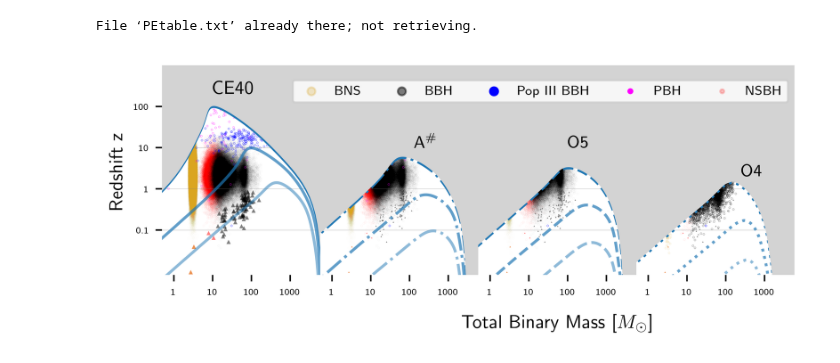
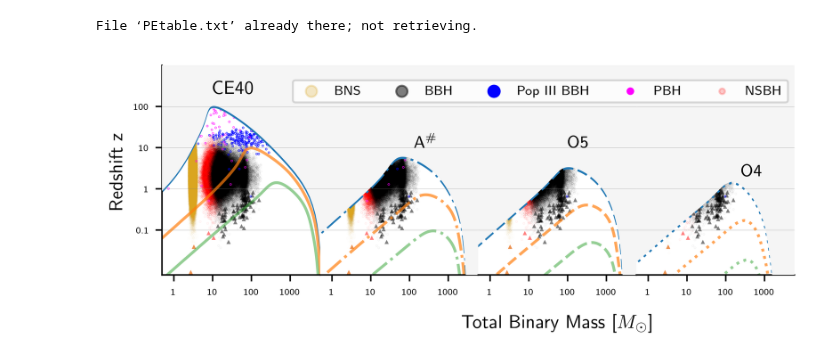
Before and after one commit to sugwg/ce-plots, a Jupyter notebook: horizon2.ipynb, the cells around one changed output. Drawn from its saved outputs; the diff is of its cells as text; code cells hidden in the pictures.

Commit message:
update plot

```diff
--- a/horizon2.ipynb
+++ b/horizon2.ipynb
@@ -209,6 +195,7 @@ from labellines import labelLine, labelLines, labelLine
 from scipy.interpolate import interp1d
 import matplotlib.patheffects as path_effects
 from matplotlib import rcParams
+import copy
 
 
 style = 'white'
@@ -219,7 +206,7 @@ pbh_color = 'magenta'
 if style == 'white':
     plt.style.use('default')
     bgcolor = 'white'
-    hcolor = 'lightgrey'
+    hcolor = 'whitesmoke'
     nsbh_color = '#FF0000'
     nsbh_text_color = nsbh_color
     bhcolor = 'black'
@@ -268,8 +255,10 @@ for ax in axs:
     ax.set_yscale('log')
     ax.spines['top'].set_visible(False)
     ax.spines['right'].set_visible(False)
-    ax.spines['bottom'].set_visible(False)
-    ax.spines['left'].set_visible(False)
+    #ax.spines['bottom'].set_visible(False)
+
+    if ax is not axs[0]:
+        ax.spines['left'].set_visible(False)
 
     plt.sca(ax)
     plt.xticks([1, 10, 100, 1000], [1, 10, 100, 1000])
@@ -288,7 +277,7 @@ for ax in ax2:
     #plt.grid(zorder=999999, axis='y', linewidth=0.1, color='grey')
 
     for z in [.1, 1, 10, 100]:
-        ax.axhline(z, linewidth=0.1, color='grey')
+        ax.axhline(z, linewidth=0.1, color='grey', zorder=999999999)
 
     pass
 
@@ -312,7 +301,7 @@ for snr, alpha, spos, lw, lt, ltp in zip(snrs, [1, 0.7, 0.5, 0.3],
     i1 = interp1d(src_mass, z, fill_value='extrapolate')
 
     p100 = axs[0].plot(src_mass, i1(src_mass), alpha=alpha,
-                       linestyle='-', color=p1[-1].get_color(),)
+                       linestyle='-')
 
     if snr == snrs[0]:
         axs[0].fill_between(src_mass, i1(src_mass) * 1.10, 1000,
@@ -322,7 +311,7 @@ for snr, alpha, spos, lw, lt, ltp in zip(snrs, [1, 0.7, 0.5, 0.3],
     z = redshift(numpy.array(signal_amp["A+"]) / snr)
     src_mass = det_masses * 2.0 / (1 + z)
     p6 = axs[2].plot(src_mass, z,
-            color=p1[-1].get_color(), linestyle='dashed', alpha=alpha)
+            color=p100[-1].get_color(), linestyle='dashed', alpha=alpha)
     if snr == snrs[0]:
         axs[2].fill_between(src_mass, z*1.10, 1000, color=hcolor, zorder=10)
 
@@ -330,7 +319,7 @@ for snr, alpha, spos, lw, lt, ltp in zip(snrs, [1, 0.7, 0.5, 0.3],
     z = redshift(numpy.array(signal_amp["A#"]) / snr)
     src_mass = det_masses * 2.0 / (1 + z)
     p7 = axs[1].plot(src_mass, z,
-            color=p1[-1].get_color(), linestyle='dashdot', alpha=alpha)
+            color=p100[-1].get_color(), linestyle='dashdot', alpha=alpha)
     if snr == snrs[0]:
         axs[1].fill_between(src_mass, z*1.10, 1000, color=hcolor, zorder=999)
 
@@ -339,7 +328,7 @@ for snr, alpha, spos, lw, lt, ltp in zip(snrs, [1, 0.7, 0.5, 0.3],
     src_mass = det_masses * 2.0 / (1 + z)
 
     p8 = axs[3].plot(src_mass, z,
-            color=p1[-1].get_color(), linestyle='dotted', alpha=alpha)
+            color=p100[-1].get_color(), linestyle='dotted', alpha=alpha)
     if snr == snrs[0]:
         axs[3].fill_between(src_mass, z*1.10, 1000, color=hcolor, zorder=999)
 
@@ -347,32 +336,16 @@ for snr, alpha, spos, lw, lt, ltp in zip(snrs, [1, 0.7, 0.5, 0.3],
     #           color='black', fontsize=13)
 
     if snr == snrs[0]:
-        labelLine(p1[0], 12, label='CE40', align=False, fontsize=12, zorder=1000, color=bhcolor)
-
-        #labelLine(p100[0], 12, label='CE40', align=False, fontsize=10, zorder=1000)
-        #labelLine(p6[0], 90, label='A$+$', align=False, fontsize=9, zorder=10000)
-        #labelLine(p7[0], 100, label='A$^{\#}$', align=False, fontsize=9, zorder=1000)
-        #labelLine(p8[0], 150, label='O3', align=False, fontsize=9, zorder=1000)
 
         axs[0].text(10, 200, 'CE40', fontsize=10, zorder=1000, color=bhcolor)
         axs[1].text(130, 10, 'A$^\#$', fontsize=9, zorder=10000, color=bhcolor)
         axs[2].text(100, 10, 'O5', fontsize=9, zorder=1000, color=bhcolor)
         axs[3].text(250, 2, 'O4', fontsize=9, zorder=1000, color=bhcolor)
 
-
-    labelLine(p1[0], spos, label=f"SNR={snr}",
-              fontsize=8, zorder=1000, alpha=1.0)
-
 # add interesting single events#################################
 from pycbc.catalog import Merger
-
-
-for i, ax in enumerate(axs):
+for ax in axs:
     fac = 1
-    if i >= 1:
-        fac =  (.33) ** 2
-
-
 
     m = Merger("GW150914")
     x, y = m.mass1 + m.mass2, m.redshift
@@ -395,63 +368,38 @@ for i, ax in enumerate(axs):
 
     i = cat_mtotal.argmin()
     x, y = cat_mtotal[i], cat_redshift[i]
-    #ax.plot(x, y, '*', color=bns_color, markersize=5 * fac, zorder=10)
-    #axs[0].text(x*1.2, y/1.05, 'GW170817', fontsize=8, color=bns_color, zorder=9)
 
     i = cat_mtotal.argmax()
     x, y = cat_mtotal[i], cat_redshift[i]
-    #ax.plot(x, y, '*', color=bhcolor, markersize=5 * fac, zorder=10)
-    #axs[0].text(x*1.2, y/1.05, 'GW190521', fontsize=8, color=bhcolor, zorder=9)
 
 ##################################################
 # Add populations of events
-for i, ax in enumerate(axs):
-    fac = 1
-    if i >= 0:
-        fac =  (.33) ** 2
+for ax in axs:
+    fac = 0.5
+
     ax.scatter(bns['srcmass1'] + bns['srcmass2'], bns['redshift'],
                s=0.001 * fac, rasterized=True, alpha=0.25, color=bns_color, label='BNS')
     ax.scatter(bbh['srcmass1'] + bbh['srcmass2'], bbh['redshift'],
                s=0.001 * fac, rasterized=True, alpha=0.5, color=bhcolor, label='BBH')
     ax.scatter(popthree['mass'], popthree['redshift'], color=pt_color, s=0.1 * fac, alpha=1.0, label='Pop III BBH')
 
 
     ax.scatter(pbh['mass'], pbh['redshift'],
                color=pbh_color, s=0.35 * fac, alpha=pbh['alpha'], marker='.', rasterized=True, label='PBH')
     ax.scatter(nsbh['mass'], nsbh['redshift'],
                color=nsbh_color, s=0.05 * fac,
                alpha=0.2, marker='.', zorder=-1, rasterized=True, label='NSBH')
 
-#axs[0].text(1.8, .35, 'Neutron Stars', rotation=90, fontsize=9, color=bns_color)
-#axs[0].text(4.3, .8, 'NSBH', rotation=90, fontsize=9, color=nsbh_text_color)
-#axs[0].text(100.0, 1.0, 'Black Holes', rotation=90, fontsize=9, color=bhcolor)
-#axs[0].text(200.0, 30, 'Pop III Black Holes', fontsize=9, color=pt_color)
-#axs[0].text(50, 200, 'Primordial Black Holes', fontsize=9,
-#            color=pbh_color, backgroundcolor=bgcolor)
 
 
-
-############short grbs with redshift from Swift ########
-#axs[0].scatter((bns['srcmass1'] + bns['srcmass2'])[0:len(grb_z)],
-#               grb_z, color=grb_color,  linestyle='dotted', marker='.', alpha=0.5)
-#axs[0].text(1.8, 0.060, 'GRBs', fontsize=9,
-#            rotation=90, color=grb_color)
-
-#fig.subplots_adjust(wspace=0, hspace=0)
-#plt.tight_layout()
-#pos = axu.get_position()
-#pos.y1=0.96
-#pos.x2=1.0
-#axu.set_position(pos)
-
 handles, labels = ax.get_legend_handles_labels()
-
+handles = [copy.copy(handle) for handle in handles]
 for handle in handles:
-    handle.set_sizes([.02])
+    handle.set_sizes([.04])
 
 fig.legend(handles, labels, loc='upper right', ncols=len(labels),
            fontsize=7, markerscale=30,  bbox_to_anchor=(.9, .85))
 
 plt.savefig('znb_%s.pdf' % style, bbox_inches='tight', pad_inches=0)
 # %% [output]
-[figure, old version]
+[figure, new version]
```
Also changed, not shown: parts of 1 cell of this notebook.
